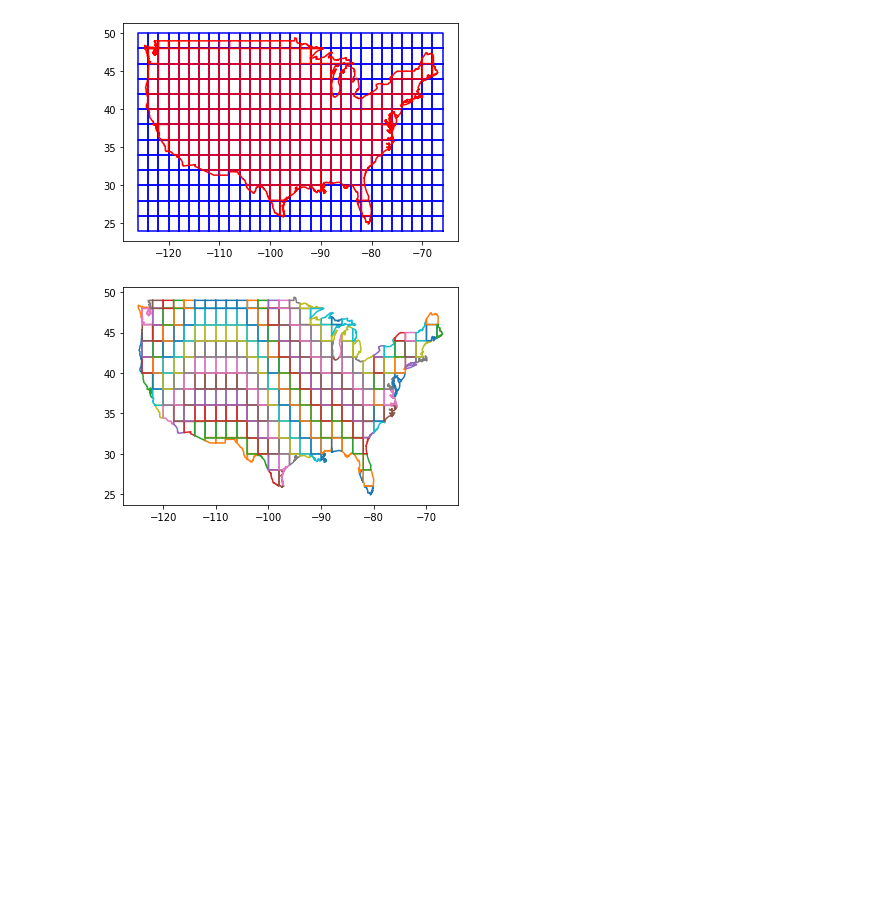
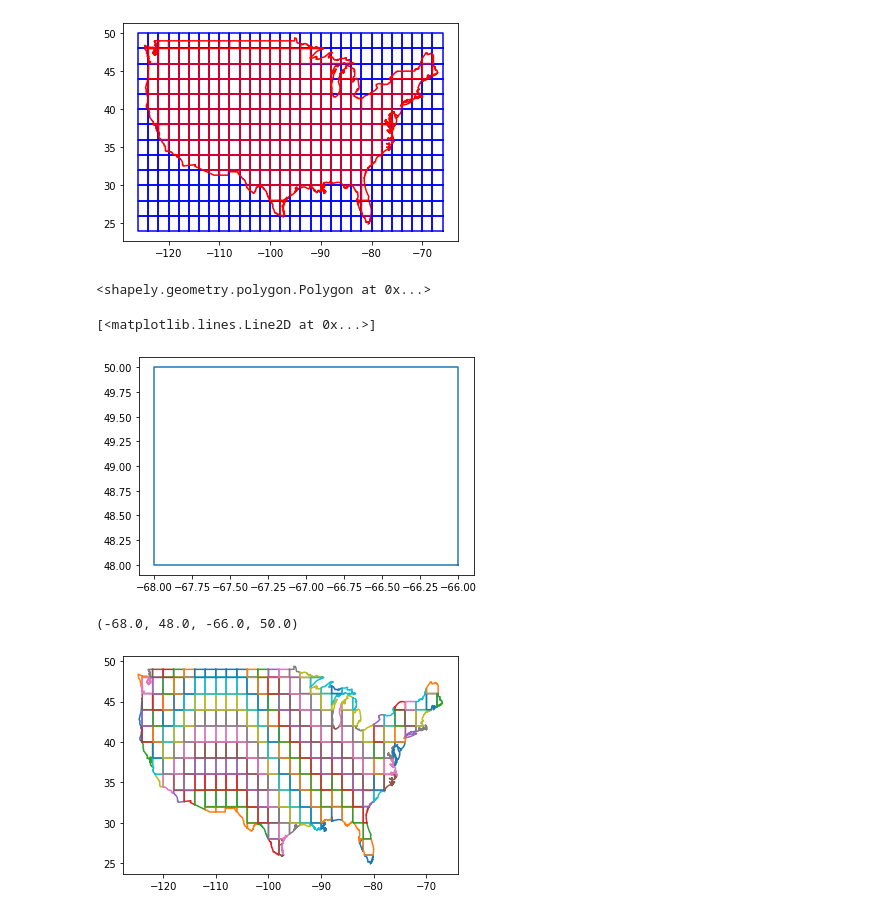
Before and after one commit to Nirvan66/GeoguessrAI, a Jupyter notebook: infoExtraction/gridCreation.ipynb, the cells around one changed output. Drawn from its saved outputs; the diff is of its cells as text; code cells hidden in the pictures; blank space fills up the shorter version.

```diff
--- a/infoExtraction/gridCreation.ipynb
+++ b/infoExtraction/gridCreation.ipynb
@@ -83,6 +83,20 @@ for i in range(xmin, xmax+1):
 plt.show()
 # %% [output]
 [figure]
+# %%
+b
+# %% [output]
+<shapely.geometry.polygon.Polygon at 0x...>
+# %%
+x,y =  b.exterior.xy
+plt.plot(x,y)
+# %% [output]
+[<matplotlib.lines.Line2D at 0x...>]
+[figure, added]
+# %%
+b.bounds
+# %% [output]
+(-68.0, 48.0, -66.0, 50.0)
 # %%
 def partition(polygon, dim, mergeFactor=0.1):
     bounds = polygon.bounds
```
Also changed, not shown: 20 other files.
